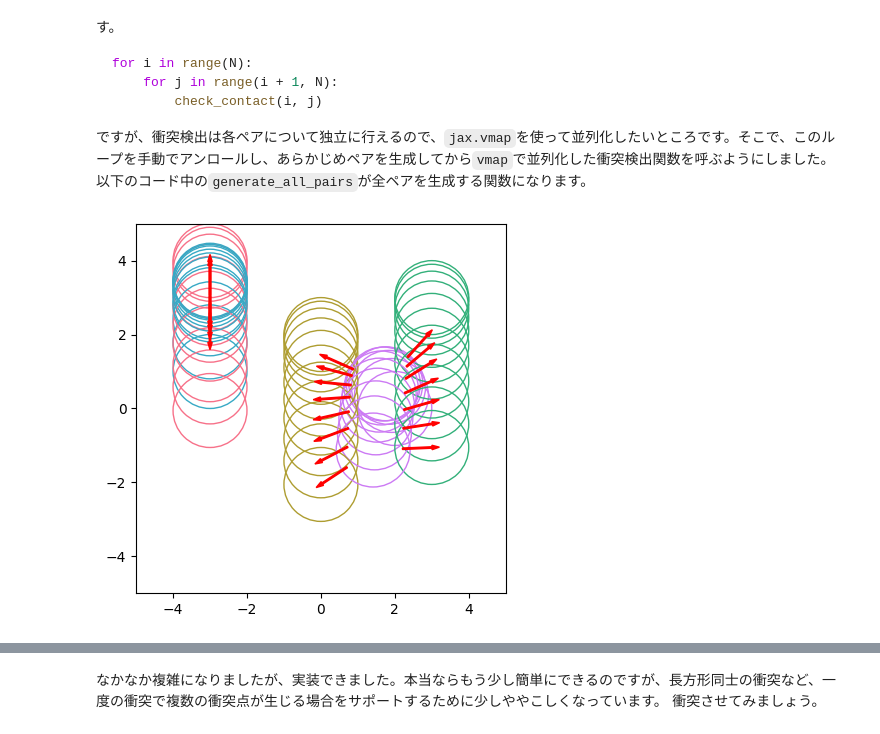
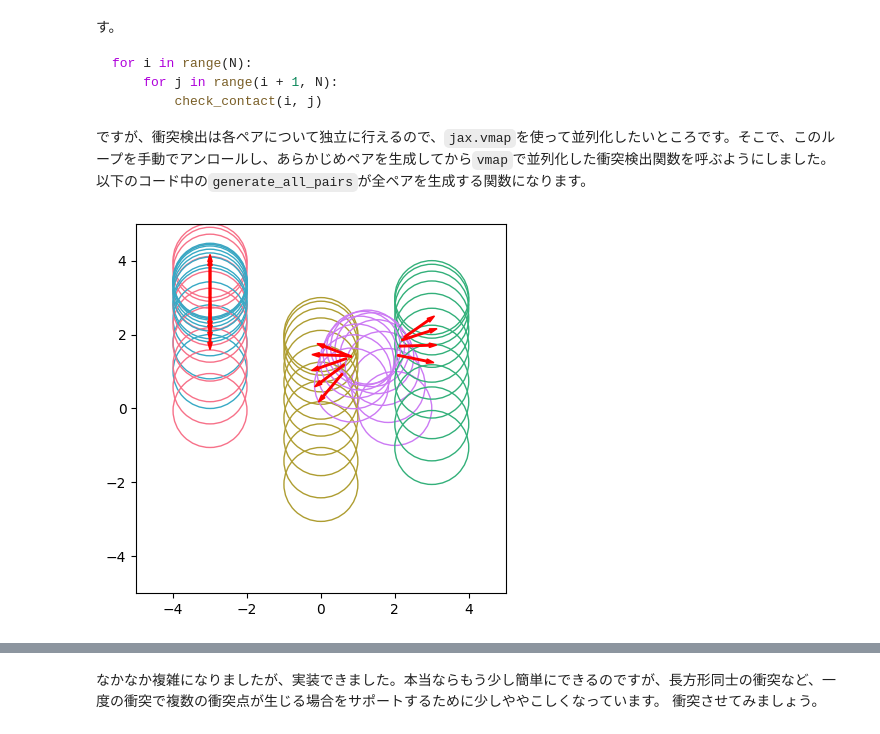
Before and after one commit to kngwyu/rlog2, a Jupyter notebook: posts/fast_2d_physics_in_jax.ipynb, the cells around one changed output, grey strips where cells are left out. Cells and saved outputs as stored; diff of their text form; code cells hidden in the pictures.

```diff
--- a/posts/fast_2d_physics_in_jax.ipynb
+++ b/posts/fast_2d_physics_in_jax.ipynb
@@ -140,7 +140,8 @@ class Space:
     dt: jax.Array | float = 0.1
     damping: jax.Array | float = 0.9
     bias_factor: jax.Array | float = 0.2
-    n_solver_iter: int = 5
+    n_velocity_iter: int = 8
+    n_position_iter: int = 3
     allowed_penetration: jax.Array | float = 0.005
 # %% [markdown]
 次は描画用の関数を準備しましょう。
@@ -228,8 +228,6 @@ for i in range(N):
 ですが、衝突検出は各ペアについて独立に行えるので、`jax.vmap`を使って並列化したいところです。そこで、このループを手動でアンロールし、あらかじめペアを生成してから`vmap`で並列化した衝突検出関数を呼ぶようにしました。以下のコード中の`generate_all_pairs`が全ペアを生成する関数になります。
 # %%
 from typing import Any, Callable
-
-from jax import tree_util as jtu
 
 Axis = Sequence[int] | int
 
@@ -254,7 +252,7 @@ def tree_map2(
     is_leaf: Callable[[Any], bool] | None = None
 ) -> tuple[Any, Any]:
     """Same as tree_map, but returns a tuple"""
-    leaves, treedef = jtu.tree_flatten(tree, is_leaf)
+    leaves, treedef = jax.tree_util.tree_flatten(tree, is_leaf)
     all_leaves = [leaves] + [treedef.flatten_up_to(r) for r in rest]
     result = [f(*xs) for xs in zip(*all_leaves)]
     a = treedef.unflatten([elem[0] for elem in result])
@@ -354,35 +352,35 @@ space = Space(gravity=jnp.array([0.0, -9.8]), circle=circles)
 p = Position(
     angle=jnp.zeros(N),
     xy=jnp.array([[-3, 4.0], [0.0, 2.0], [3.0, 3], [-3, 1], [2, 0]]),
 )
-v_xy = jnp.concatenate((jnp.zeros((N - 2, 2)), jnp.array([[0, 10.0], [-1.0, 5.0]])))
+v_xy = jnp.concatenate((jnp.zeros((N - 2, 2)), jnp.array([[0, 10.0], [-2.0, 8.0]])))
 v = Velocity(angle=jnp.zeros(N), xy=v_xy)
 f = Force(angle=jnp.zeros(N), xy=jnp.zeros((N, 2)))
 state = State(p=p, v=v, f=f, is_active=jnp.ones(N, dtype=bool))
 positions = [state.p]
 contact_list = []
 for i in range(10):
     state = update_velocity(space, circles, state)
     state = update_position(space, state)
     positions.append(state.p)
     contacts, _, _ = check_c2c_contacts(space, state.p, state.is_active)
     total_index = 0
     for j in range(N):
         for k in range(j + 1, N):
             if contacts.penetration[total_index, 0] > 0:
                 contact_list.append(contacts.get_slice((total_index, 0)))
             total_index += 1
 fig, ax = plt.subplots()
 ax.set_aspect("equal", adjustable="box")
 ax.set_xlim((-5, 5))
 ax.set_ylim((-5, 5))
 visualize_balls(ax, space.circle, positions)
 for contact in contact_list:
     arrow = Arrow(*contact.pos, *contact.normal, width=0.2, color="r")
     ax.add_patch(arrow)
 fig
 # %% [output]
-[figure, old version]
+[figure, new version]
 # %% [markdown]
 衝突後の処理を実装していないので物体がすりぬけていますが、衝突自体はきちんと検出されているようです。
 
```
Also changed, not shown: parts of 5 cells of this notebook.
